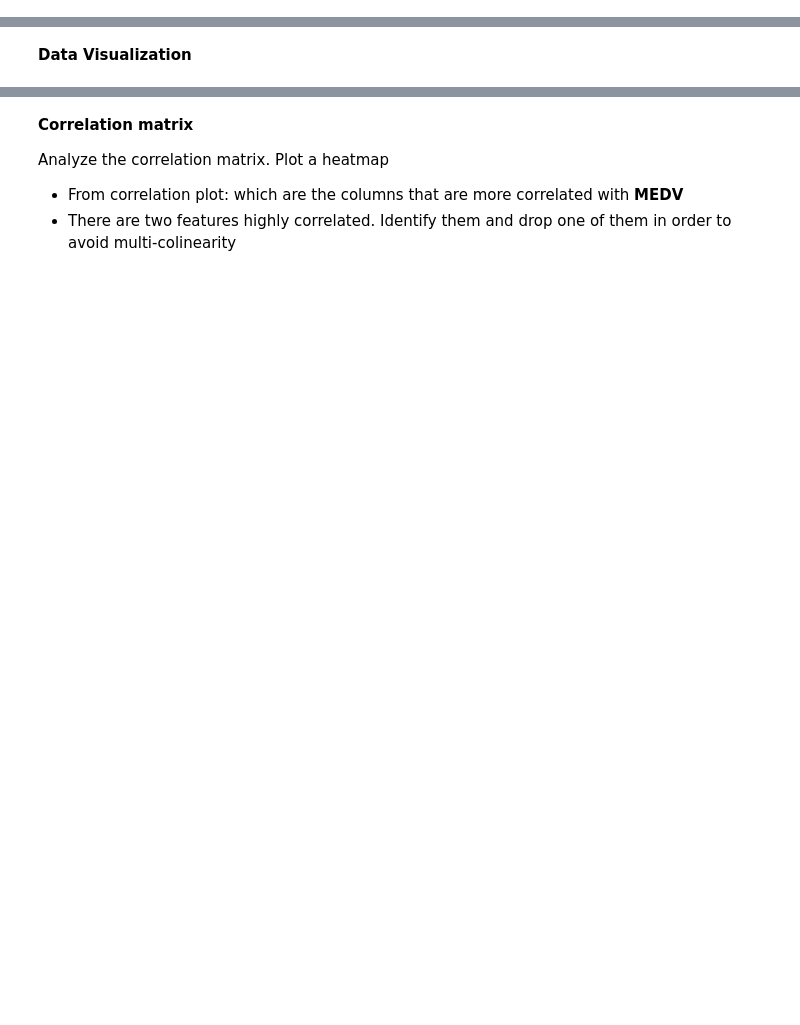
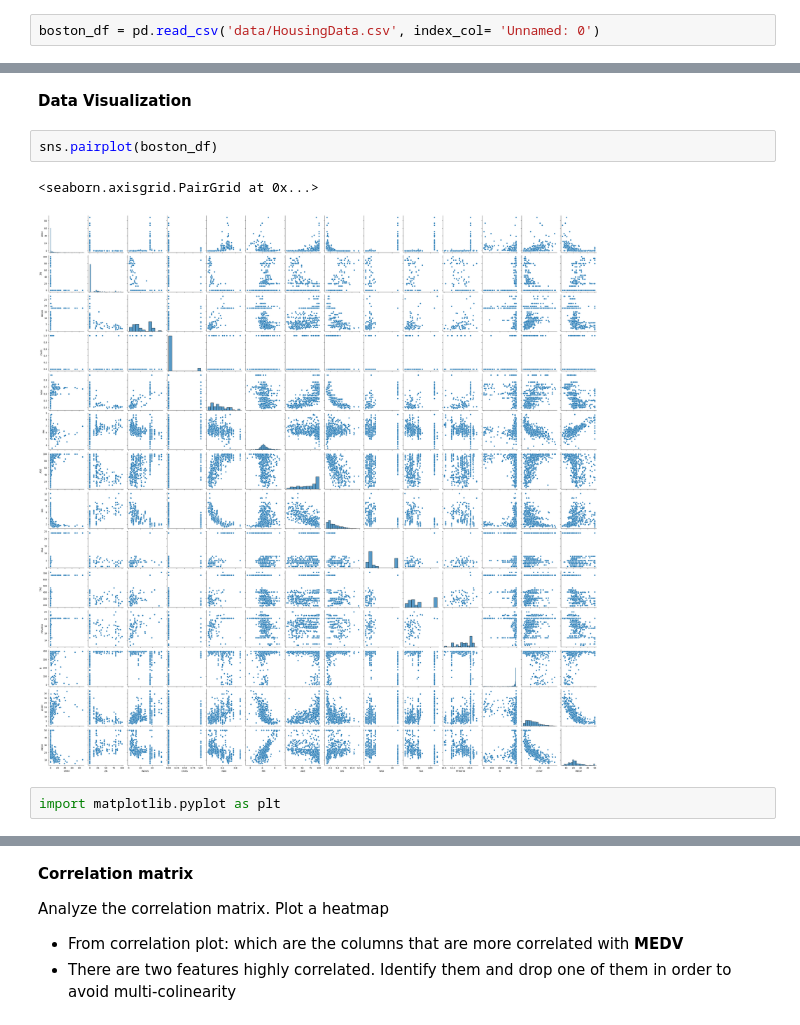
Before and after one commit to Mlcruz9/DS_TheBridgeBBK_SBIL2023, a Jupyter notebook: 3-Machine_Learning/1-Supervisado/1-Regression/2-Polynomial_Regression/ejercicios/3 Polynomial_Regression.ipynb, the cells around one changed output, grey strips where cells are left out. Saved outputs shown, nothing was run; the diff lists cells and outputs as text; blank space fills up the shorter version.

```diff
--- a/3-Machine_Learning/1-Supervisado/1-Regression/2-Polynomial_Regression/ejercicios/3 Polynomial_Regression.ipynb
+++ b/3-Machine_Learning/1-Supervisado/1-Regression/2-Polynomial_Regression/ejercicios/3 Polynomial_Regression.ipynb
@@ -41,3 +41,5 @@ import pandas as pd
 import seaborn as sns
 # %% [markdown]
 **Load the Boston Housing DataSet**
+# %%
+boston_df = pd.read_csv('data/HousingData.csv', index_col= 'Unnamed: 0')
@@ -48,2 +79,9 @@ Check for missing values in all the columns
 # %% [markdown]
 **Data Visualization**
+# %%
+sns.pairplot(boston_df)
+# %% [output]
+<seaborn.axisgrid.PairGrid at 0x...>
+[figure, added]
+# %%
+import matplotlib.pyplot as plt
```
Also changed, not shown: parts of 27 cells of this notebook, 2 other files.
